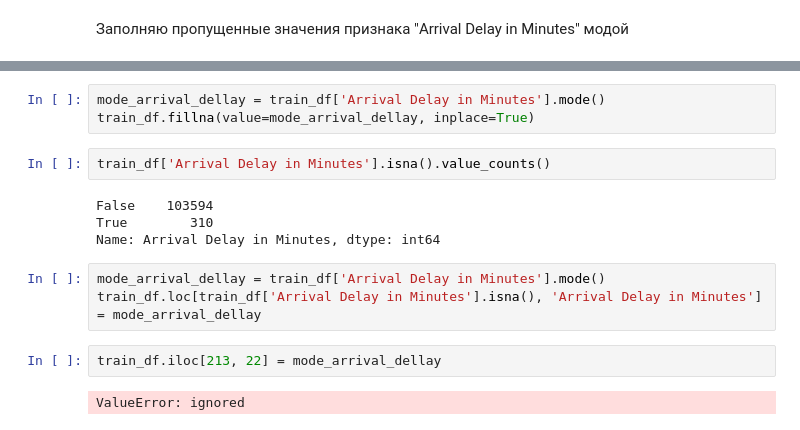
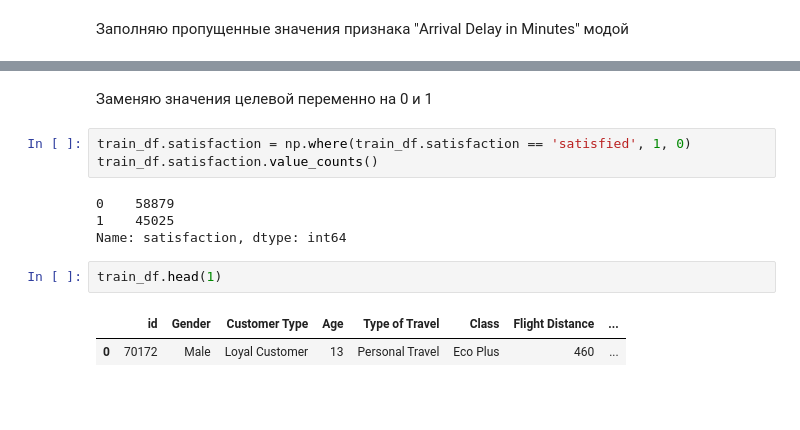
Before and after one commit to AntonyVasilev/ML-in-business, a Jupyter notebook: draft notebook.ipynb, the cells around one changed output, grey strips where cells are left out. Cells and saved outputs as stored; diff of their text form; blank space fills up the shorter version.

```diff
--- a/draft notebook.ipynb
+++ b/draft notebook.ipynb
@@ -105,17 +152,15 @@ True        310
 Name: Arrival Delay in Minutes, dtype: int64
-# %%
-mode_arrival_dellay = train_df['Arrival Delay in Minutes'].mode()
-train_df.fillna(value=mode_arrival_dellay, inplace=True)
-# %%
-train_df['Arrival Delay in Minutes'].isna().value_counts()
-# %% [output]
-False    103594
-True        310
-Name: Arrival Delay in Minutes, dtype: int64
-# %%
-mode_arrival_dellay = train_df['Arrival Delay in Minutes'].mode()
-train_df.loc[train_df['Arrival Delay in Minutes'].isna(), 'Arrival Delay in Minutes'] = mode_arrival_dellay
-# %%
-train_df.iloc[213, 22] = mode_arrival_dellay
-# %% [output]
-ValueError: ignored
+# %% [markdown]
+Заменяю значения целевой переменно на 0 и 1
+# %%
+train_df.satisfaction = np.where(train_df.satisfaction == 'satisfied', 1, 0)
+train_df.satisfaction.value_counts()
+# %% [output]
+0    58879
+1    45025
+Name: satisfaction, dtype: int64
+# %%
+train_df.head(1)
+# %% [output]
+|  | id | Gender | Customer Type | Age | Type of Travel | Class | Flight Distance | ... |
+| 0 | 70172 | Male | Loyal Customer | 13 | Personal Travel | Eco Plus | 460 | ... |
```
Also changed, not shown: parts of 24 cells of this notebook.
